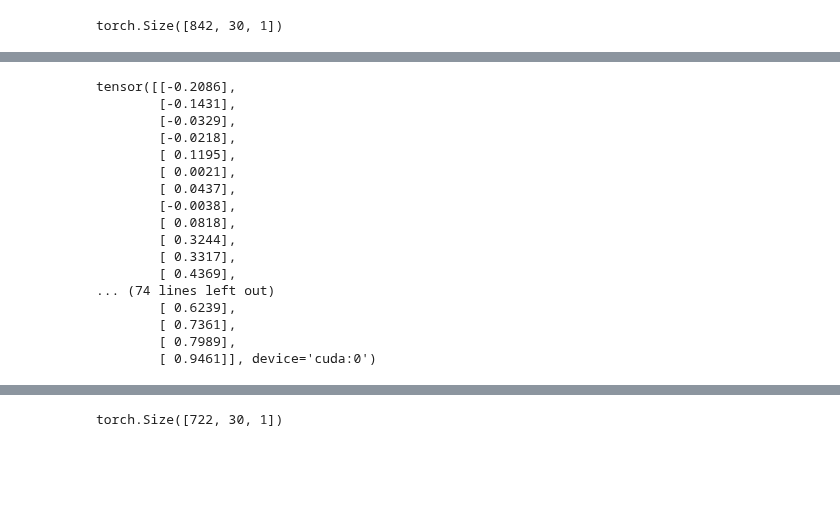
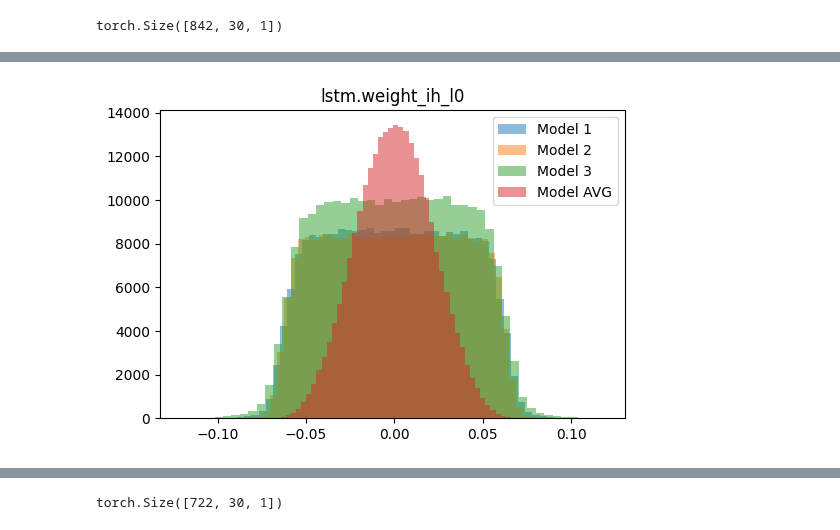
Before and after one commit to rzv09/smores_proj, a Jupyter notebook: src/many_to_many_lstm.ipynb, the cells around one changed output, grey strips where cells are left out. Saved outputs shown, nothing was run; the diff lists cells and outputs as text; code cells hidden in the pictures; blank space fills up the shorter version.

```diff
--- a/src/many_to_many_lstm.ipynb
+++ b/src/many_to_many_lstm.ipynb
@@ -463,0 +464,11 @@ with torch.no_grad():
+# %%
+sd1 = model1.state_dict()
+sd2 = model2.state_dict()
+sd3 = model3.state_dict()
+avg_model = LSTMModel(input_dim, hidden_dim, num_layers, output_dim)
+avg_model = avg_model.to(device='cuda')
+sd_avg = avg_model.state_dict()
+for key in sd1:
+    sd_avg[key] = (sd1[key] + sd2[key] + sd3[key])/3
+
+avg_model.load_state_dict(sd_avg)
@@ -464,3 +492,18 @@ with torch.no_grad():
+# %%
+w1 = sd1["lstm.weight_hh_l0"].view(-1).cpu().numpy()  # flatten
+w2 = sd2["lstm.weight_hh_l0"].view(-1).cpu().numpy()  # flatten
+w3 = sd3["lstm.weight_hh_l0"].view(-1).cpu().numpy() #flatten
+w4 = sd_avg["lstm.weight_hh_l0"].view(-1).cpu().numpy() #flatten
+plt.figure(figsize=(6, 4))
+plt.hist(w1, bins=50, alpha=0.5, label='Model 1')
+plt.hist(w2, bins=50, alpha=0.5, label='Model 2')
+plt.hist(w3, bins=50, alpha=0.5, label='Model 3')
+plt.hist(w4, bins=50, alpha=0.5, label='Model AVG')
+plt.legend()
+plt.title("lstm.weight_ih_l0")
+plt.show()
+# %% [output]
+[figure, added]
 # %%
 # Normalize the data (each partition separately)
 test_mean4 = (train_mean1 + train_mean2 + train_mean3 + train_mean4)/4
@@ -471,23 +514,3 @@ test_df = (test_df - test_mean4)/test_std
 test_seq4, test_labels4 = create_sequences(test_df.values, 90)
 test_tensor_seq4 = torch.FloatTensor(test_seq4).to(device='cuda')
 test_tensor_labels4 = torch.FloatTensor(test_labels4).to(device='cuda')
-# %%
-test_tensor_seq4[1]
-# %% [output]
-tensor([[-0.2086],
-        [-0.1431],
-        [-0.0329],
-        [-0.0218],
-        [ 0.1195],
-        [ 0.0021],
-        [ 0.0437],
-        [-0.0038],
-        [ 0.0818],
-        [ 0.3244],
-        [ 0.3317],
-        [ 0.4369],
-... (74 lines left out)
-        [ 0.6239],
-        [ 0.7361],
-        [ 0.7989],
-        [ 0.9461]], device='cuda:0')
```
Also changed, not shown: parts of 15 cells of this notebook, 4 other files.
